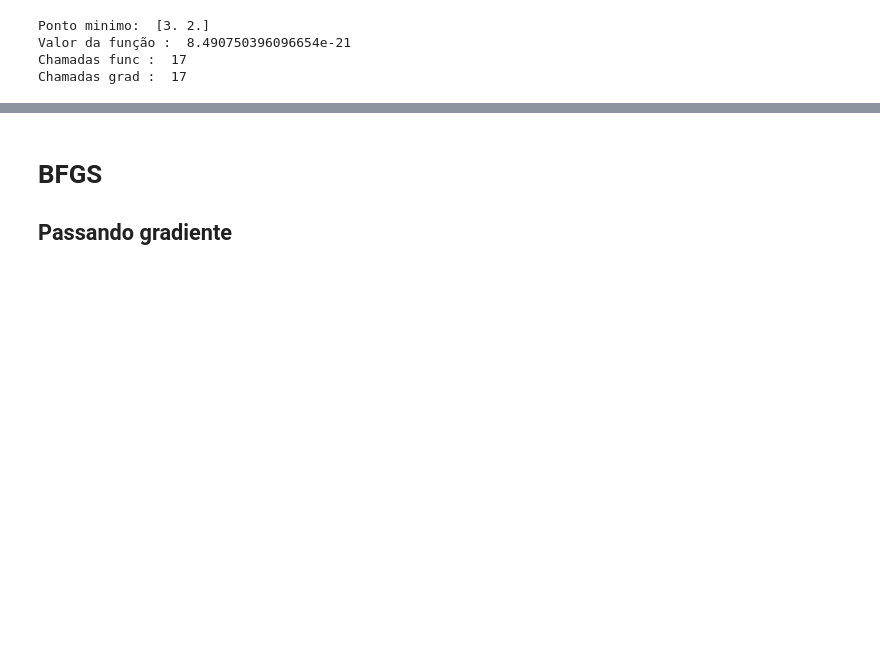
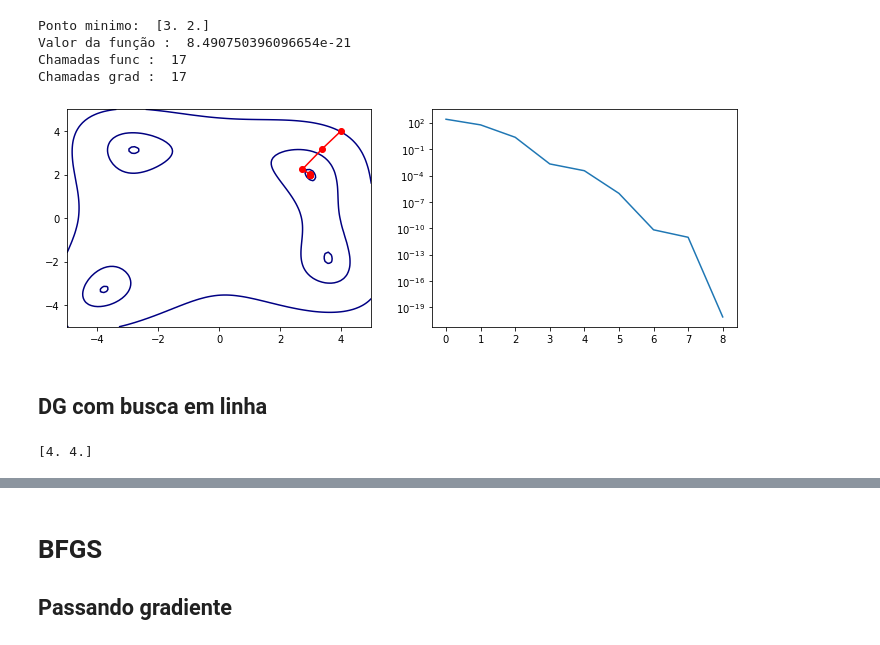
Before and after one commit to vitorml34/MO431, a Jupyter notebook: Tarefa-3.ipynb, the cells around one changed output, grey strips where cells are left out. Saved outputs shown, nothing was run; the diff lists cells and outputs as text; code cells hidden in the pictures; blank space fills up the shorter version.

```diff
--- a/Tarefa-3.ipynb
+++ b/Tarefa-3.ipynb
@@ -41,12 +42,31 @@ ax.view_init(30, 225)
 plt.show()
 # %% [output]
 [figure]
+# %%
+def reporter(p):
+    """Reporter function to capture intermediate states of optimization."""
+    global ps
+    ps.append(p)
+
+def visualize_opt(func, ps):
+    x = np.linspace(-5, 5, 100)
+    y = np.linspace(-5, 5, 100)
+    X, Y = np.meshgrid(x, y)
+    Z = func(np.vstack([X.ravel(), Y.ravel()])).reshape((100,100))
+    ps = np.array(ps)
+    plt.figure(figsize=(12,4))
+    plt.subplot(121)
+    plt.contour(X, Y, Z, np.arange(10)**5, cmap='jet')
+    plt.plot(ps[:, 0], ps[:, 1], '-ro')
+    plt.subplot(122)
+    plt.semilogy(range(len(ps)), func(ps.T))
+    pass
 # %% [markdown]
 # Conjugado gradiente
 # %%
-import scipy.optimize as opt
+ps = [[4, 4]]
 
-opt_res = opt.minimize(himmelblau_func, [4, 4], method="CG", jac=himmelblau_grad)
+opt_res = opt.minimize(himmelblau_func, [4, 4], method="CG", jac=himmelblau_grad, callback=reporter)
 
 print("Ponto minimo: ", opt_res.x)
 print("Valor da função : ", opt_res.fun)
@@ -57,3 +77,9 @@ Ponto minimo:  [3. 2.]
 Valor da função :  8.490750396096654e-21
 Chamadas func :  17
 Chamadas grad :  17
+# %%
+visualize_opt(himmelblau_func,ps)
+# %% [output]
+[figure, added]
+# %% [markdown]
+## DG com busca em linha
@@ -59,0 +122,10 @@ Chamadas grad :  17
+# %%
+ps = [[4, 4]]
+
+tol = 1.0e-5
+himm_func_call_cnt = 0
+himm_grad_call_cnt = 0
+
+gd_x1_lr3,gd_x2_lr3, gd_func_lr3 = descida_grad(himmelblau_func,himmelblau_grad,tol,np.array([4.0,4.0]),5000,callback=reporter )
+# %% [output]
+[4. 4.]
```
Also changed, not shown: parts of 12 cells of this notebook.
